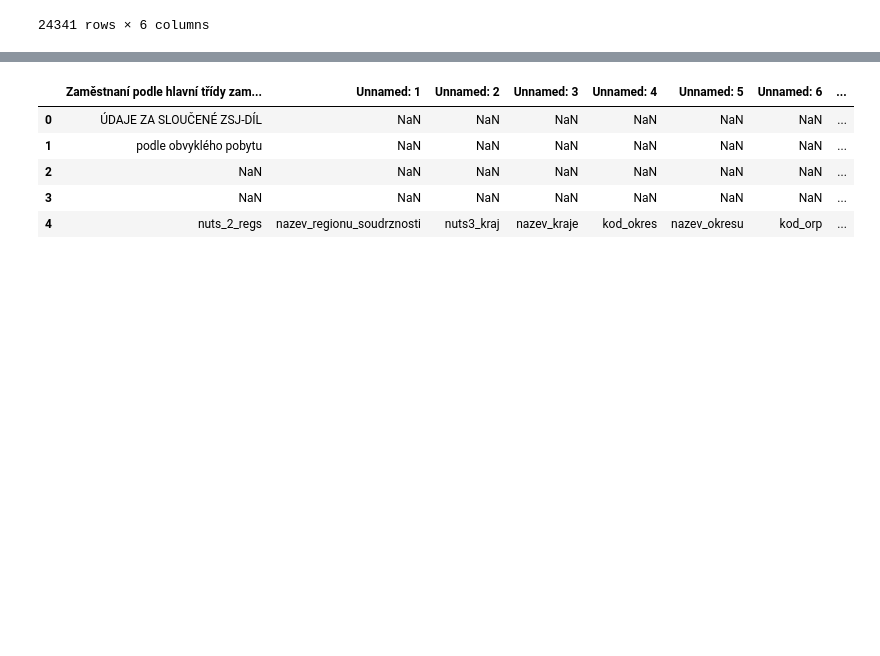
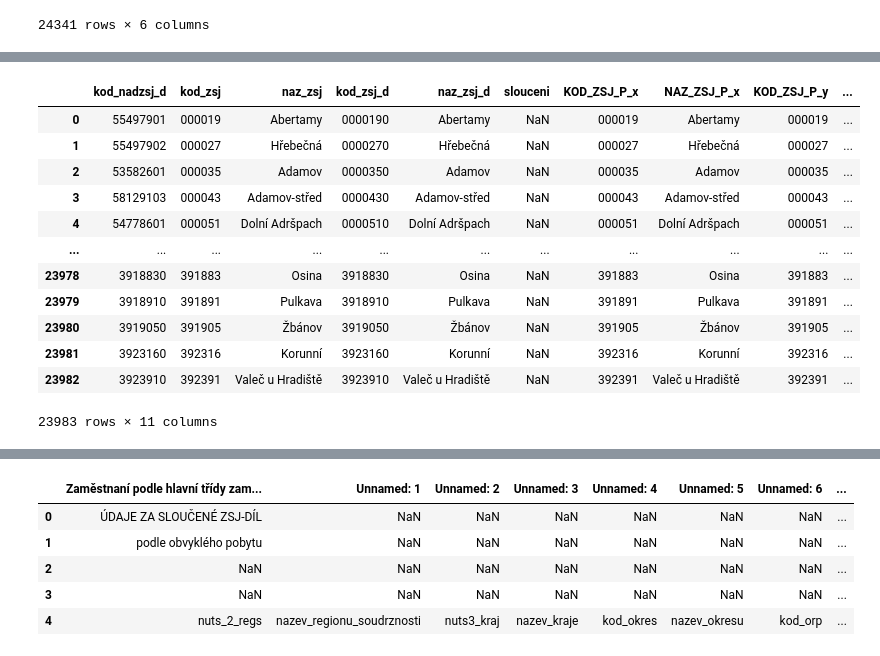
Before and after one commit to uscuni/people_places, a Jupyter notebook: Notebooks/czechia/census_nadzsjd.ipynb, the cells around one changed output, grey strips where cells are left out. Drawn from its saved outputs; the diff is of its cells as text; code cells hidden in the pictures; blank space fills up the shorter version.

```diff
--- a/Notebooks/czechia/census_nadzsjd.ipynb
+++ b/Notebooks/czechia/census_nadzsjd.ipynb
@@ -142,0 +223,17 @@ prevodnik[prevodnik.kod_zsj.duplicated(False)].sort_values('kod_zsj')
+# %%
+a = pd.merge(res, pol, left_on='kod_zsj', right_on='KOD_ZSJ_P',how = 'right')
+a
+# %% [output]
+|  | kod_nadzsj_d | kod_zsj | naz_zsj | kod_zsj_d | naz_zsj_d | slouceni | KOD_ZSJ_P_x | NAZ_ZSJ_P_x | KOD_ZSJ_P_y | ... |
+| 0 | 55497901 | 000019 | Abertamy | 0000190 | Abertamy | NaN | 000019 | Abertamy | 000019 | ... |
+| 1 | 55497902 | 000027 | Hřebečná | 0000270 | Hřebečná | NaN | 000027 | Hřebečná | 000027 | ... |
+| 2 | 53582601 | 000035 | Adamov | 0000350 | Adamov | NaN | 000035 | Adamov | 000035 | ... |
+| 3 | 58129103 | 000043 | Adamov-střed | 0000430 | Adamov-střed | NaN | 000043 | Adamov-střed | 000043 | ... |
+| 4 | 54778601 | 000051 | Dolní Adršpach | 0000510 | Dolní Adršpach | NaN | 000051 | Dolní Adršpach | 000051 | ... |
+| ... | ... | ... | ... | ... | ... | ... | ... | ... | ... | ... |
+| 23978 | 3918830 | 391883 | Osina | 3918830 | Osina | NaN | 391883 | Osina | 391883 | ... |
+| 23979 | 3918910 | 391891 | Pulkava | 3918910 | Pulkava | NaN | 391891 | Pulkava | 391891 | ... |
+| 23980 | 3919050 | 391905 | Žbánov | 3919050 | Žbánov | NaN | 391905 | Žbánov | 391905 | ... |
+| 23981 | 3923160 | 392316 | Korunní | 3923160 | Korunní | NaN | 392316 | Korunní | 392316 | ... |
+| 23982 | 3923910 | 392391 | Valeč u Hradiště | 3923910 | Valeč u Hradiště | NaN | 392391 | Valeč u Hradiště | 392391 | ... |
+23983 rows × 11 columns
```
Also changed, not shown: parts of 19 cells of this notebook.
